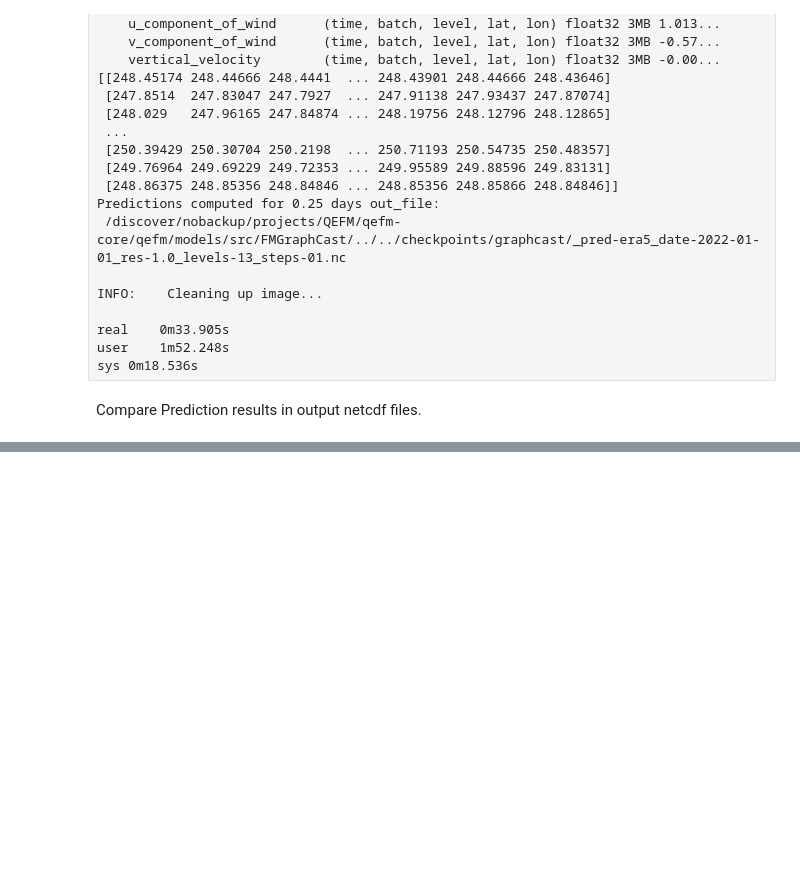
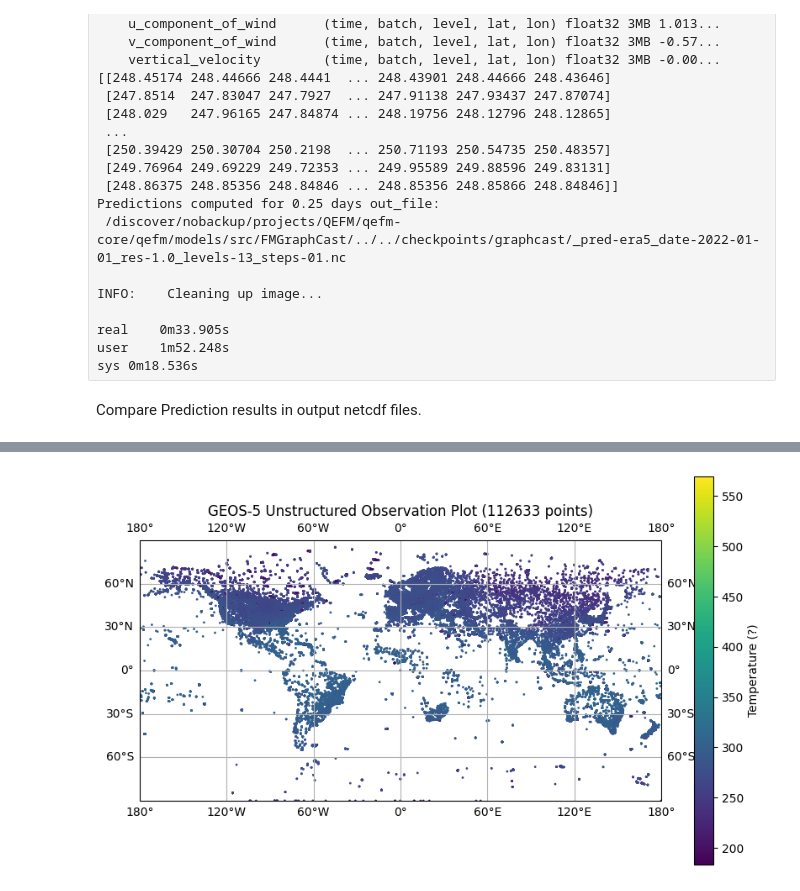
Before and after one commit to nasa-nccs-hpda/qefm-core, a Jupyter notebook: data/NSE/notebooks/obs_to_graphcast.ipynb, the cells around one changed output, grey strips where cells are left out. Saved outputs shown, nothing was run; the diff lists cells and outputs as text; code cells hidden in the pictures; blank space fills up the shorter version.

```diff
--- a/data/NSE/notebooks/obs_to_graphcast.ipynb
+++ b/data/NSE/notebooks/obs_to_graphcast.ipynb
@@ -506,0 +592,23 @@ Max difference: 34.22456359863281
+# %%
+file_path="/discover/nobackup/projects/QEFM/qefm-core/data/NSE/input/e5303_m21c_jan18.diag_conv_t_ges.20210101_00z.nc4"
+ds = xr.open_dataset(file_path)
+
+observation_values = ds["Observation"].values
+lats = ds["Latitude"].values
+lons = ds["Longitude"].values
+times = ds["Time"].values
+
+# --- FIX 2: Define a single dimension for the unstructured data ---
+combined_data = xr.DataArray(
+    data=observation_values,        # This is 1D data
+    dims=['nobs'],             # Specify the single dimension name
+    coords={                        # Attach 1D coordinates to that dimension
+        'lat': (('nobs',), lats),
+        'lon': (('nobs',), lons),
+        'time': (('nobs',), times)
+    },
+    name='Observations'
+)
+
+print("Successfully combined 1D unstructured data.")
+print(combined_data.dims) # Output: ('obs_point',)
@@ -506,0 +618,23 @@ Max difference: 34.22456359863281
+# %%
+# Access the raw numpy array using .values
+values = observation_values
+
+# 2. Create the plot using matplotlib and cartopy for a map
+plt.figure(figsize=(10, 6))
+ax = plt.axes(projection=ccrs.PlateCarree())
+ax.set_global()
+#ax.coastlines(resolution='50m')
+ax.gridlines(draw_labels=True)
+
+# 3. Use a SCATTER plot for 1D, unstructured data
+# The 'c' argument provides the color mapping based on the observation value
+scatter = ax.scatter(lons, lats, c=values, cmap='viridis', s=1, transform=ccrs.PlateCarree())
+
+# Add a color bar
+plt.colorbar(scatter, label=f'Temperature (?)', ax=ax)
+#plt.colorbar(scatter, label=f'{combined_data.name} ({combined_data.units})', ax=ax)
+
+plt.title(f'GEOS-5 Unstructured Observation Plot ({values.size} points)')
+plt.show()
+# %% [output]
+[figure, added]
```
Also changed, not shown: parts of 18 cells of this notebook.
